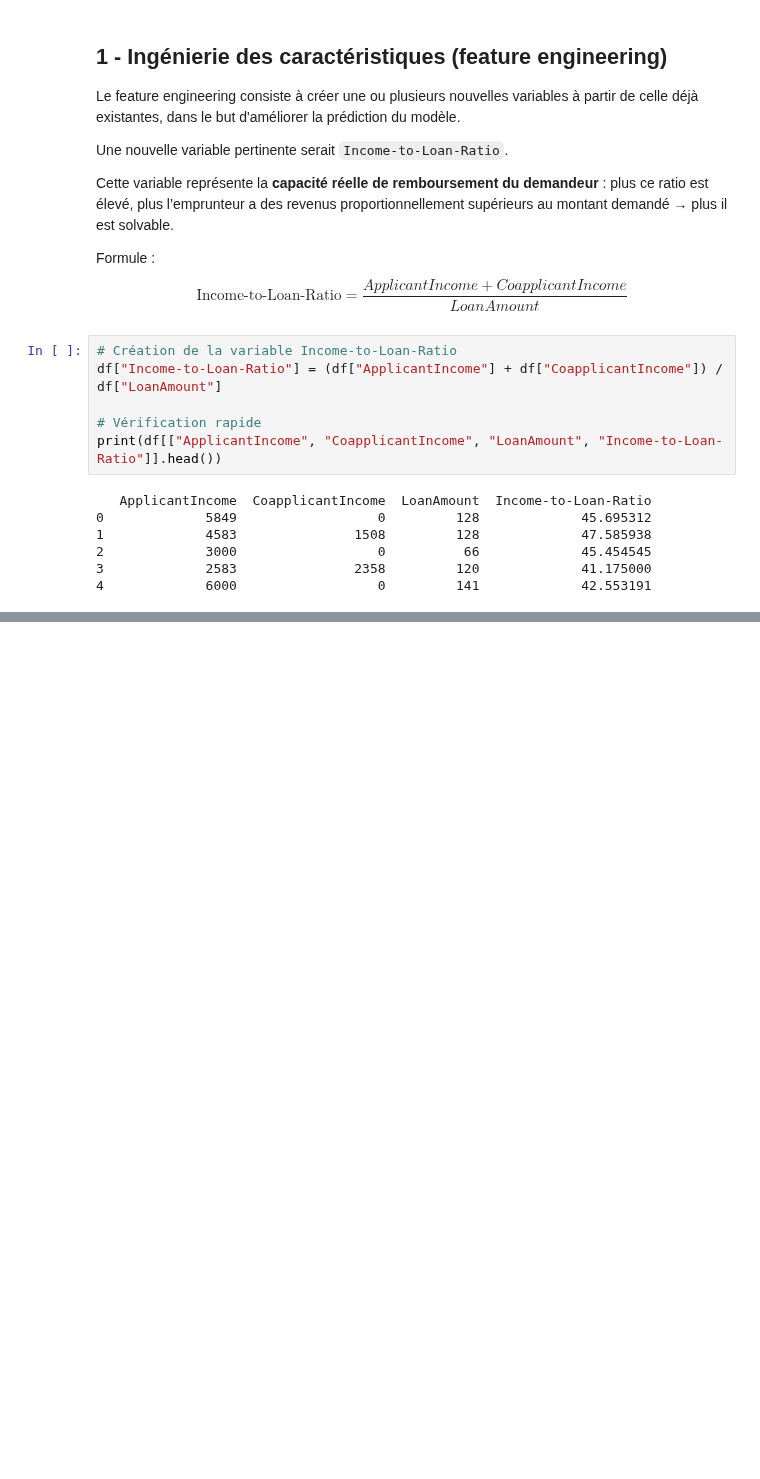
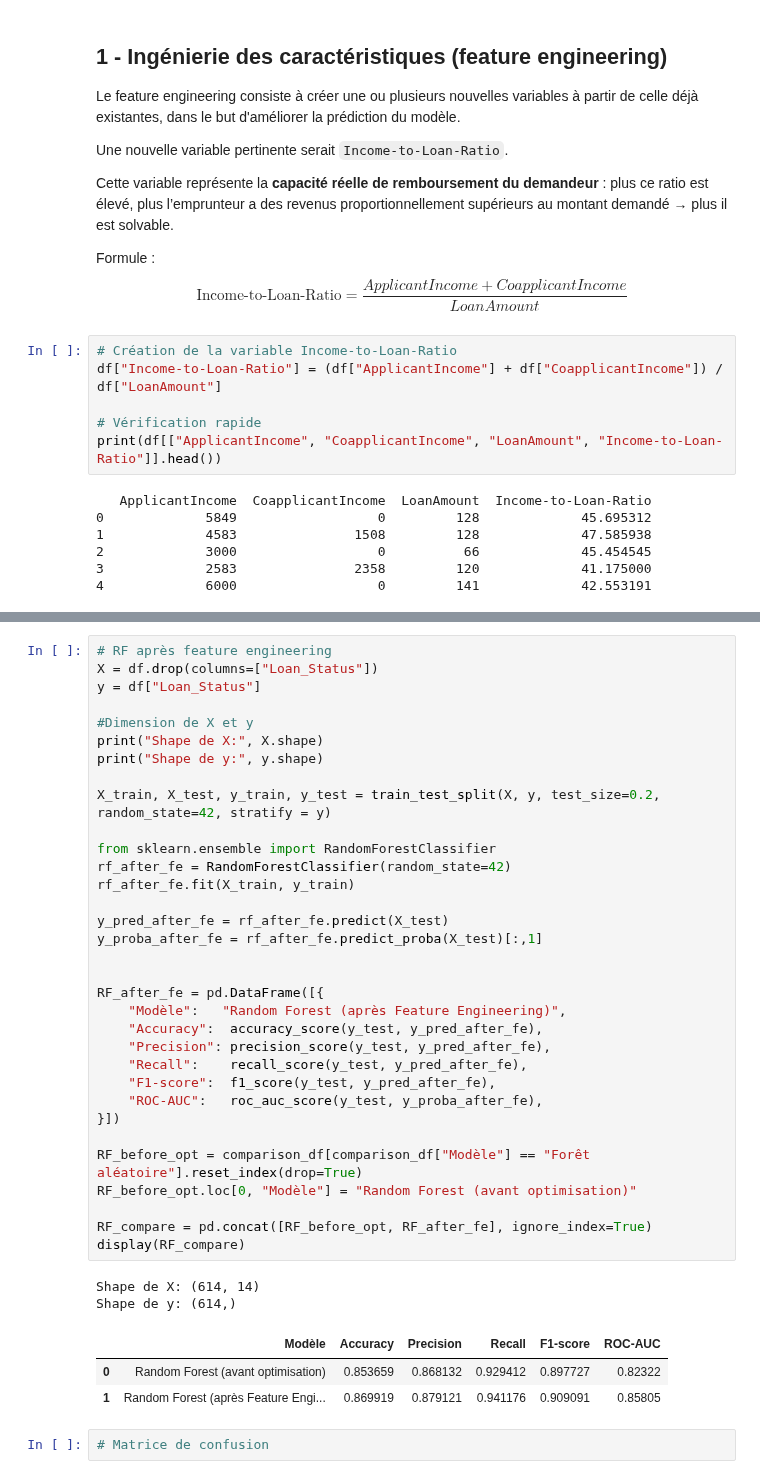
Before and after one commit to ach224/Prediction_eligibilite_pret_bancaire, a Jupyter notebook: Projet_1_–_Prédiction_de_l’éligibilité_à_un_prêt_bancaire.ipynb, the cells around one changed output, grey strips where cells are left out. Saved outputs shown, nothing was run; the diff lists cells and outputs as text; blank space fills up the shorter version.

Commit message:
Matrice de confusion - feature engineering

```diff
--- a/Projet_1_–_Prédiction_de_l’éligibilité_à_un_prêt_bancaire.ipynb
+++ b/Projet_1_–_Prédiction_de_l’éligibilité_à_un_prêt_bancaire.ipynb
@@ -938,0 +970,41 @@ print(df[["ApplicantIncome", "CoapplicantIncome", "LoanAmount", "Income-to-Loan-
+# %%
+# RF après feature engineering
+X = df.drop(columns=["Loan_Status"])
+y = df["Loan_Status"]
+
+#Dimension de X et y
+print("Shape de X:", X.shape)
+print("Shape de y:", y.shape)
+
+X_train, X_test, y_train, y_test = train_test_split(X, y, test_size=0.2, random_state=42, stratify = y)
+
+from sklearn.ensemble import RandomForestClassifier
+rf_after_fe = RandomForestClassifier(random_state=42)
+rf_after_fe.fit(X_train, y_train)
+
+y_pred_after_fe = rf_after_fe.predict(X_test)
+y_proba_after_fe = rf_after_fe.predict_proba(X_test)[:,1]
+
+
+RF_after_fe = pd.DataFrame([{
+    "Modèle":   "Random Forest (après Feature Engineering)",
+    "Accuracy":  accuracy_score(y_test, y_pred_after_fe),
+    "Precision": precision_score(y_test, y_pred_after_fe),
+    "Recall":    recall_score(y_test, y_pred_after_fe),
+    "F1-score":  f1_score(y_test, y_pred_after_fe),
+    "ROC-AUC":   roc_auc_score(y_test, y_proba_after_fe),
+}])
+
+RF_before_opt = comparison_df[comparison_df["Modèle"] == "Forêt aléatoire"].reset_index(drop=True)
+RF_before_opt.loc[0, "Modèle"] = "Random Forest (avant optimisation)"
+
+RF_compare = pd.concat([RF_before_opt, RF_after_fe], ignore_index=True)
+display(RF_compare)
+# %% [output]
+Shape de X: (614, 14)
+Shape de y: (614,)
+|  | Modèle | Accuracy | Precision | Recall | F1-score | ROC-AUC |
+| 0 | Random Forest (avant optimisation) | 0.853659 | 0.868132 | 0.929412 | 0.897727 | 0.82322 |
+| 1 | Random Forest (après Feature Engi... | 0.869919 | 0.879121 | 0.941176 | 0.909091 | 0.85805 |
+# %%
+# Matrice de confusion
```
Also changed, not shown: parts of 5 cells of this notebook.
